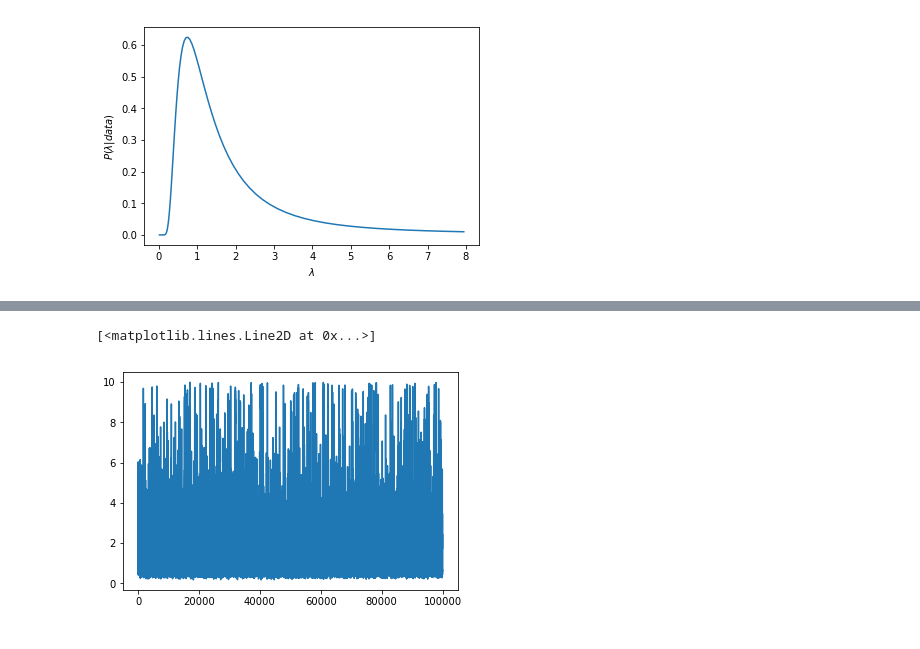
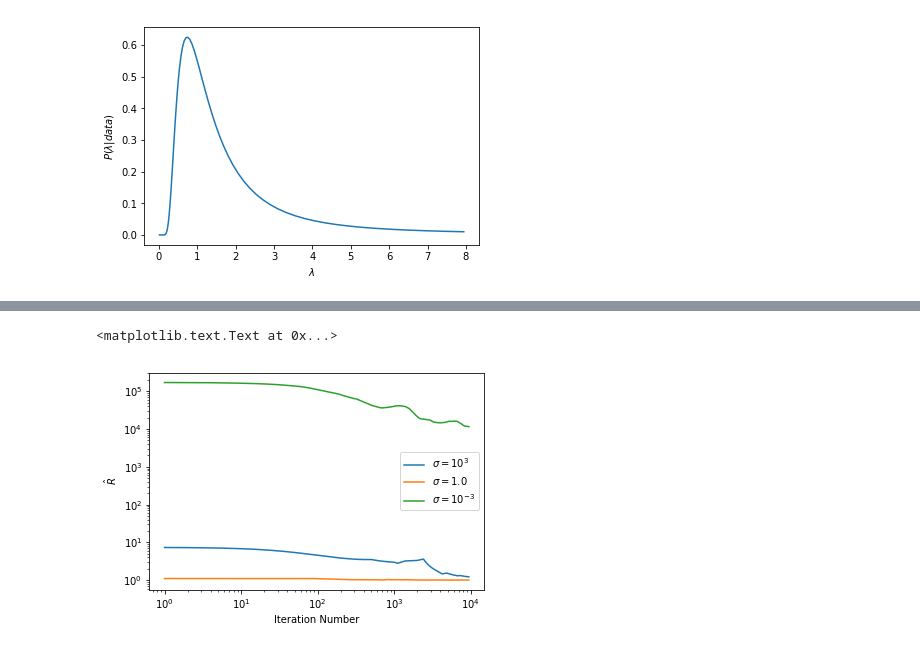
Before and after one commit to ComputoCienciasUniandes/MetodosComputacionalesAvanzados, a Jupyter notebook: weeks/08/RubinGelmanTest.ipynb, the cells around one changed output, grey strips where cells are left out. Cells and saved outputs as stored; diff of their text form; code cells hidden in the pictures.

Commit message:
RubinGelman

```diff
--- a/weeks/08/RubinGelmanTest.ipynb
+++ b/weeks/08/RubinGelmanTest.ipynb
@@ -95,5 +111,39 @@ plt.plot(l_walk_high_sigma)
-# %%
-plt.plot(l_walk_mid_sigma)
-# %% [output]
-[<matplotlib.lines.Line2D at 0x...>]
-[figure, removed]
+# %%
+def gelman_rubin(distro, obs_data, N=10000, M=4, sigma=0.1):
+    walks = {}
+    for m in range(M):
+        walks[m] = sample_metropolis_hastings(distro, obs_data, N, sigma)
+
+    R = np.zeros(N-1)
+    for i in range(N-1):
+        n = i+1
+        mean_walks = np.zeros(M)
+        variance_walks = np.zeros(M)
+        for m in range(M):
+            mean_walks[m] = walks[m][:n].mean()
+            variance_walks[m] = walks[m][:n].std() ** 2
+        mean_general = mean_walks.mean()
+        B = 0.0
+        for m in range(M):
+            B += (mean_walks[m] - mean_general)**2
+        B = n*B/(M-1)
+        W = variance_walks.mean()
+
+        R[n-1] = (n-1)/n + (B/W)*(M+1)/(n*M)
+
+    return walks, R
+# %%
+w_high, R_high = gelman_rubin(p_model_data, obs_data, sigma=1E3)
+w_low, R_low = gelman_rubin(p_model_data, obs_data, sigma=1E-3)
+w_mid, R_mid = gelman_rubin(p_model_data, obs_data, sigma=1.0)
+# %%
+plt.plot(R_high[500:], label='$\sigma=10^3$')
+plt.plot(R_mid[500:], label='$\sigma=1.0$')
+plt.plot(R_low[500:], label='$\sigma=10^{-3}$')
+plt.loglog()
+plt.legend()
+plt.xlabel('Iteration Number')
+plt.ylabel('$\hat{R}$')
+# %% [output]
+<matplotlib.text.Text at 0x...>
+[figure, added]
```
Also changed, not shown: parts of 8 cells of this notebook, 1 other file.
